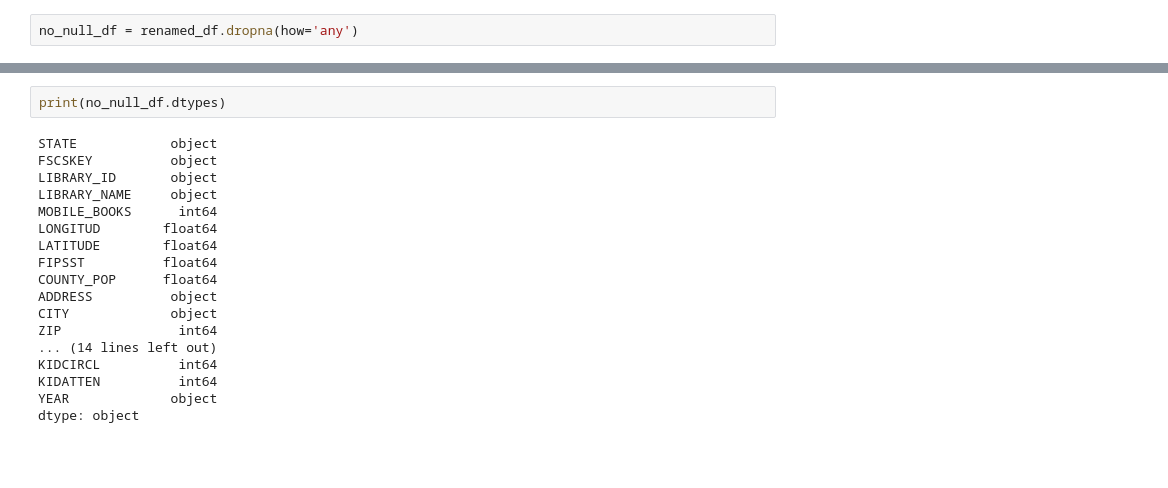
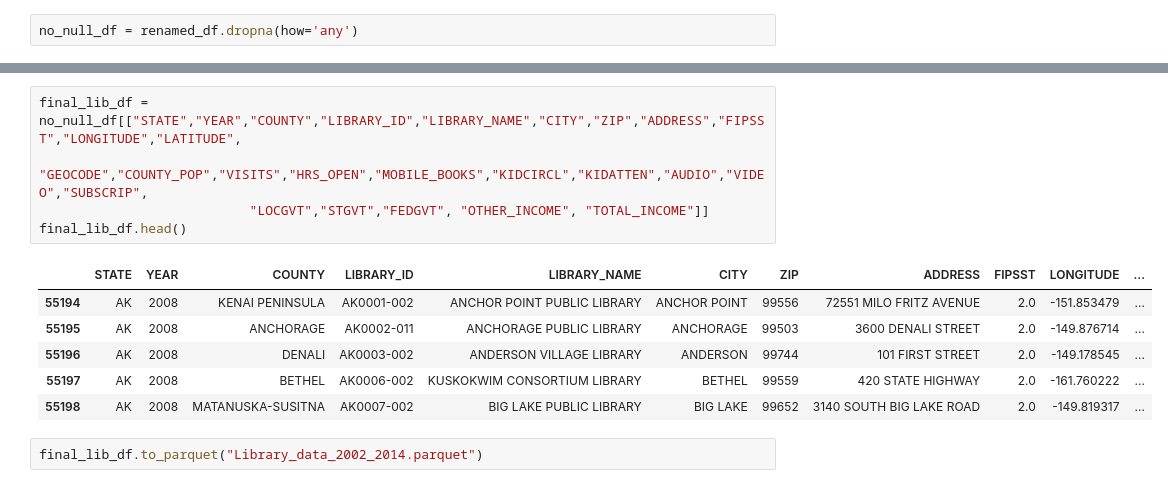
Before and after one commit to Becca8463/Project_3, a Jupyter notebook: library.ipynb, the cells around one changed output, grey strips where cells are left out. Cells and saved outputs as stored; diff of their text form; blank space fills up the shorter version.

```diff
--- a/library.ipynb
+++ b/library.ipynb
@@ -167,23 +166,17 @@ KIDCIRCL        18583
 KIDATTEN        18583
 YEAR            18583
 dtype: int64
-# %%
-print(no_null_df.dtypes)
-# %% [output]
-STATE            object
-FSCSKEY          object
-LIBRARY_ID       object
-LIBRARY_NAME     object
-MOBILE_BOOKS      int64
-LONGITUD        float64
-LATITUDE        float64
-FIPSST          float64
-COUNTY_POP      float64
-ADDRESS          object
-CITY             object
-ZIP               int64
-... (14 lines left out)
-KIDCIRCL          int64
-KIDATTEN          int64
-YEAR             object
-dtype: object
+# %%
+final_lib_df = no_null_df[["STATE","YEAR","COUNTY","LIBRARY_ID","LIBRARY_NAME","CITY","ZIP","ADDRESS","FIPSST","LONGITUDE","LATITUDE",
+                           "GEOCODE","COUNTY_POP","VISITS","HRS_OPEN","MOBILE_BOOKS","KIDCIRCL","KIDATTEN","AUDIO","VIDEO","SUBSCRIP",
+                           "LOCGVT","STGVT","FEDGVT", "OTHER_INCOME", "TOTAL_INCOME"]]
+final_lib_df.head()
+# %% [output]
+|  | STATE | YEAR | COUNTY | LIBRARY_ID | LIBRARY_NAME | CITY | ZIP | ADDRESS | FIPSST | LONGITUDE | ... |
+| 55194 | AK | 2008 | KENAI PENINSULA | AK0001-002 | ANCHOR POINT PUBLIC LIBRARY | ANCHOR POINT | 99556 | 72551 MILO FRITZ AVENUE | 2.0 | -151.853479 | ... |
+| 55195 | AK | 2008 | ANCHORAGE | AK0002-011 | ANCHORAGE PUBLIC LIBRARY | ANCHORAGE | 99503 | 3600 DENALI STREET | 2.0 | -149.876714 | ... |
+| 55196 | AK | 2008 | DENALI | AK0003-002 | ANDERSON VILLAGE LIBRARY | ANDERSON | 99744 | 101 FIRST STREET | 2.0 | -149.178545 | ... |
+| 55197 | AK | 2008 | BETHEL | AK0006-002 | KUSKOKWIM CONSORTIUM LIBRARY | BETHEL | 99559 | 420 STATE HIGHWAY | 2.0 | -161.760222 | ... |
+| 55198 | AK | 2008 | MATANUSKA-SUSITNA | AK0007-002 | BIG LAKE PUBLIC LIBRARY | BIG LAKE | 99652 | 3140 SOUTH BIG LAKE ROAD | 2.0 | -149.819317 | ... |
+# %%
+final_lib_df.to_parquet("Library_data_2002_2014.parquet")
```
Also changed, not shown: parts of 5 cells of this notebook, 2 other files.
